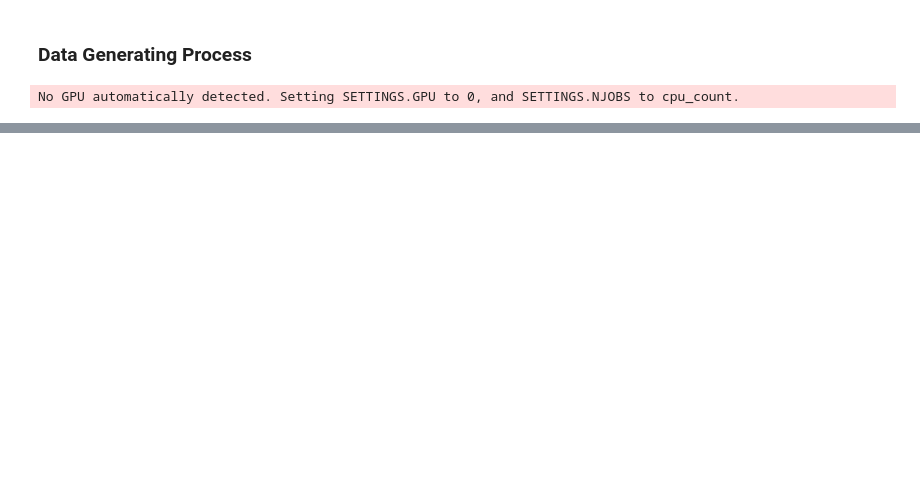
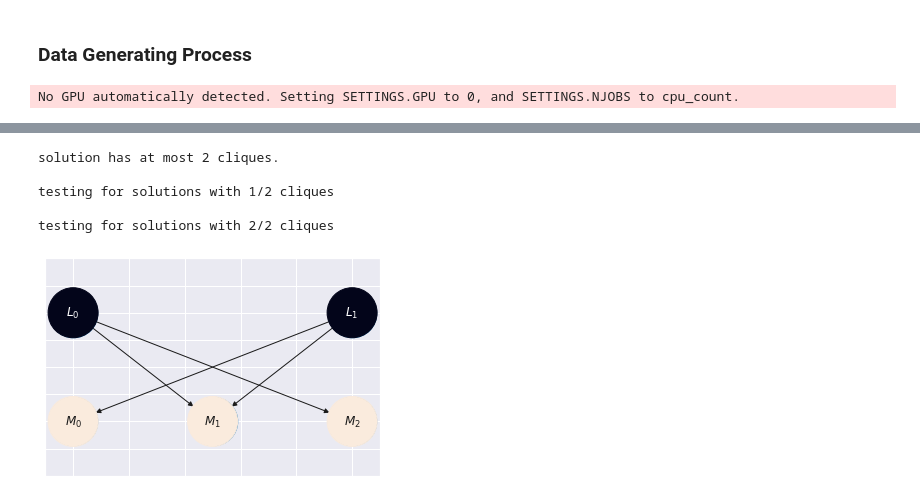
Before and after one commit to JerryLiuMY/MeDIL_dev, a Jupyter notebook: GP.ipynb, the cells around one changed output, grey strips where cells are left out. Saved outputs shown, nothing was run; the diff lists cells and outputs as text; code cells hidden in the pictures; blank space fills up the shorter version.

```diff
--- a/GP.ipynb
+++ b/GP.ipynb
@@ -30,3 +29,19 @@ x = sampleDataFromG.sampleDataFromG(n, G)
+# %%
+from medil.independence_testing import estimate_UDG
+from medil.ecc_algorithms import find_clique_min_cover
+udg, _ = estimate_UDG(x, method="dcov_big")
+np.fill_diagonal(udg, val=True)
+biadj_mat_recon = find_clique_min_cover(udg)
+# %% [output]
+solution has at most 2 cliques.
+
+testing for solutions with 1/2 cliques
+
+testing for solutions with 2/2 cliques
+# %%
+vis.show_dag(biadj_mat_recon)
+# %% [output]
+[figure, added]
 # %%
 plt.plot(x)
 # %% [output]
```
Also changed, not shown: parts of 10 cells of this notebook, 7 other files.
